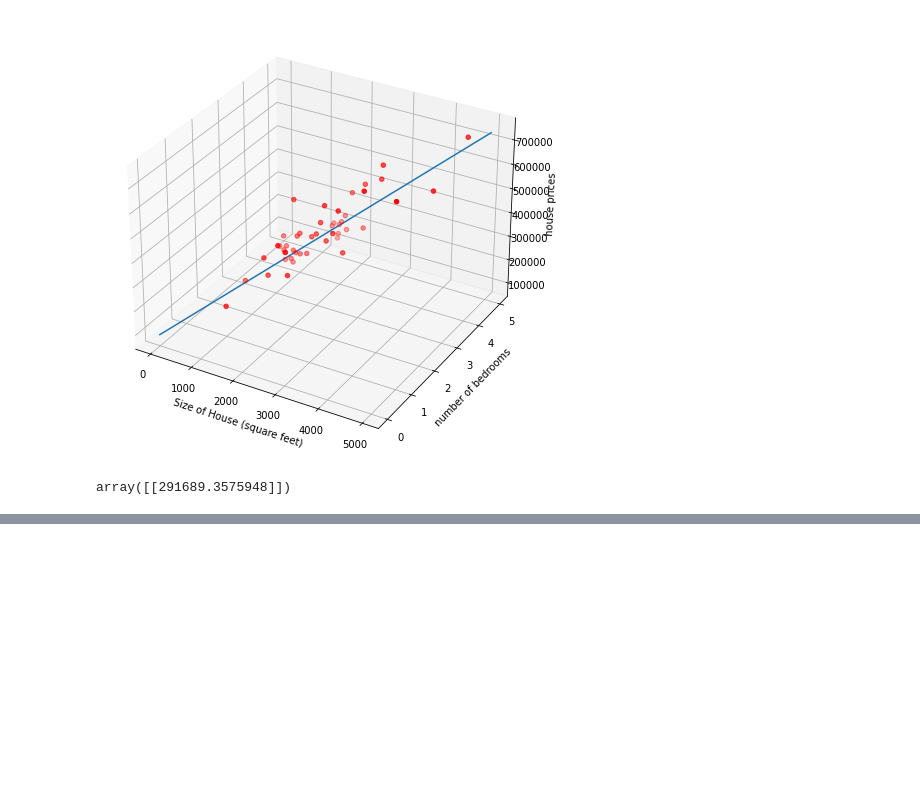
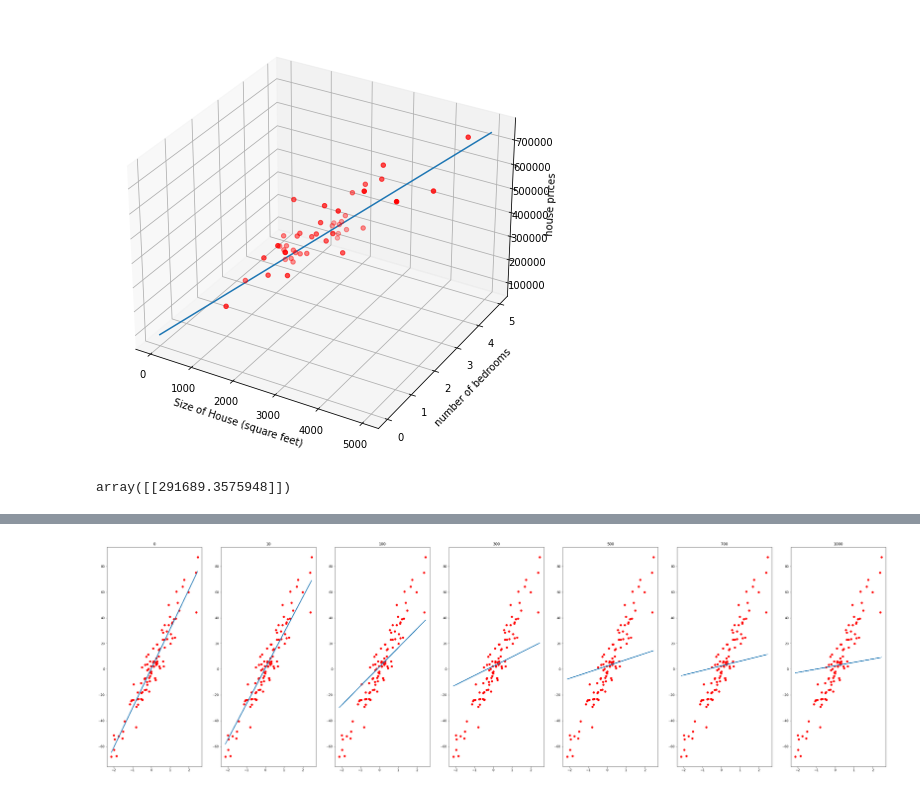
Before and after one commit to SwayamInSync/demystifying_machine_learning, a Jupyter notebook: linear_regression/notebook.ipynb, the cells around one changed output, grey strips where cells are left out. Saved outputs shown, nothing was run; the diff lists cells and outputs as text; code cells hidden in the pictures; blank space fills up the shorter version.

Commit message:
LR with normal eqn

```diff
--- a/linear_regression/notebook.ipynb
+++ b/linear_regression/notebook.ipynb
@@ -159,0 +244,17 @@ array([[291689.3575948]])
+# %%
+lambdas = [0,10,100,300,500,700,1000]
+fig, ax = plt.subplots(1,len(lambdas), figsize=(45,13))
+errors = {}
+for l in range(len(lambdas)):
+    m = X.shape[0]
+    model4 = NormalLinearRegression()
+    model4.fit(X,Y,lambdas[l])
+    preds = model4.predict(X.reshape(-1,1))
+    preds = preds.reshape(-1)
+    error = np.sqrt(np.mean((preds - Y)**2)) # storing error for each lambda in a list for comparing
+    errors[lambdas[l]] = error
+    ax[l].scatter(x=X, y=Y, color="red")
+    ax[l].plot(X,preds)
+    ax[l].set_title(lambdas[l])
+# %% [output]
+[figure, added]
```
Also changed, not shown: parts of 7 cells of this notebook, 4 other files.
